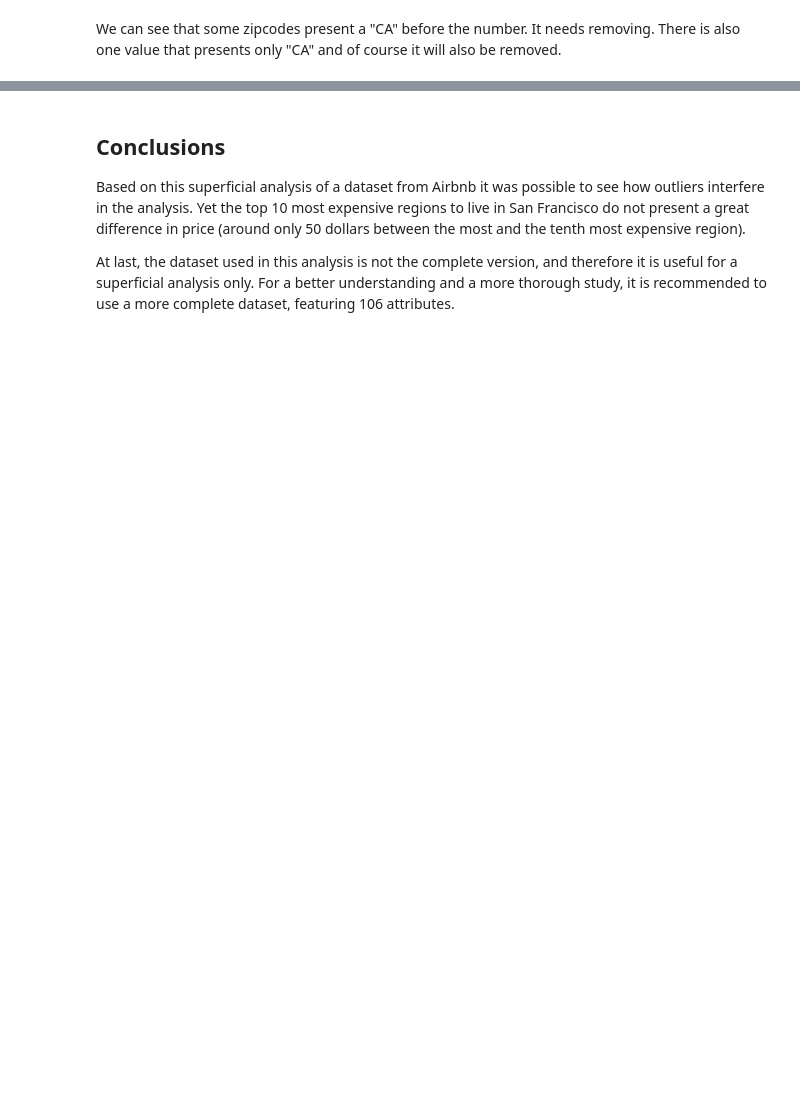
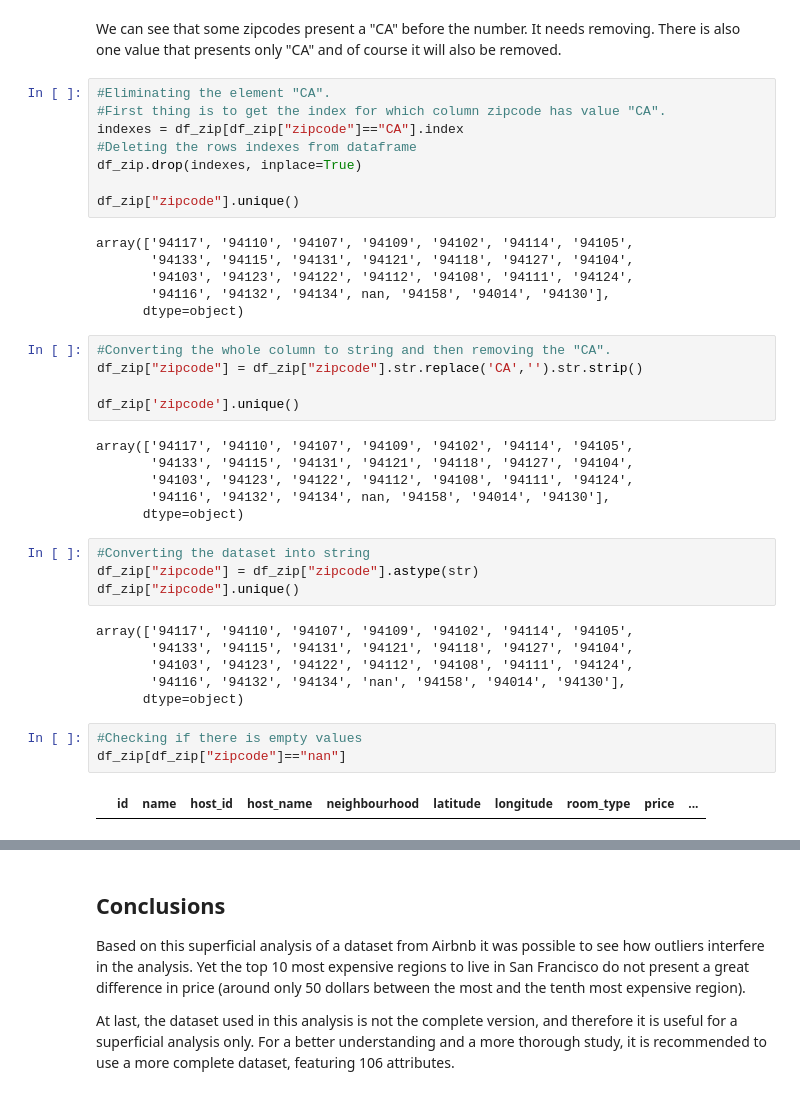
Before and after one commit to JoaoSiqueiraDS/Joao_Siqueira_Portifolio, a Jupyter notebook: [Template]_Analisando_os_Dados_do_Airbnb_V2.ipynb, the cells around one changed output, grey strips where cells are left out. Saved outputs shown, nothing was run; the diff lists cells and outputs as text; blank space fills up the shorter version.

```diff
--- a/[Template]_Analisando_os_Dados_do_Airbnb_V2.ipynb
+++ b/[Template]_Analisando_os_Dados_do_Airbnb_V2.ipynb
@@ -395,2 +391,42 @@ array(['94117', '94110', '94107', '94109', '94102', '94114', '94105',
 # %% [markdown]
 We can see that some zipcodes present a "CA" before the number. It needs removing. There is also one value that presents only "CA" and of course it will also be removed.
+# %%
+#Eliminating the element "CA".
+#First thing is to get the index for which column zipcode has value "CA".
+indexes = df_zip[df_zip["zipcode"]=="CA"].index
+#Deleting the rows indexes from dataframe
+df_zip.drop(indexes, inplace=True)
+
+df_zip["zipcode"].unique()
+# %% [output]
+array(['94117', '94110', '94107', '94109', '94102', '94114', '94105',
+       '94133', '94115', '94131', '94121', '94118', '94127', '94104',
+       '94103', '94123', '94122', '94112', '94108', '94111', '94124',
+       '94116', '94132', '94134', nan, '94158', '94014', '94130'],
+      dtype=object)
+# %%
+#Converting the whole column to string and then removing the "CA".
+df_zip["zipcode"] = df_zip["zipcode"].str.replace('CA','').str.strip()
+
+df_zip['zipcode'].unique()
+# %% [output]
+array(['94117', '94110', '94107', '94109', '94102', '94114', '94105',
+       '94133', '94115', '94131', '94121', '94118', '94127', '94104',
+       '94103', '94123', '94122', '94112', '94108', '94111', '94124',
+       '94116', '94132', '94134', nan, '94158', '94014', '94130'],
+      dtype=object)
+# %%
+#Converting the dataset into string
+df_zip["zipcode"] = df_zip["zipcode"].astype(str)
+df_zip["zipcode"].unique()
+# %% [output]
+array(['94117', '94110', '94107', '94109', '94102', '94114', '94105',
+       '94133', '94115', '94131', '94121', '94118', '94127', '94104',
+       '94103', '94123', '94122', '94112', '94108', '94111', '94124',
+       '94116', '94132', '94134', 'nan', '94158', '94014', '94130'],
+      dtype=object)
+# %%
+#Checking if there is empty values
+df_zip[df_zip["zipcode"]=="nan"]
+# %% [output]
+|  | id | name | host_id | host_name | neighbourhood | latitude | longitude | room_type | price | ... |
```
Also changed, not shown: parts of 4 cells of this notebook.
